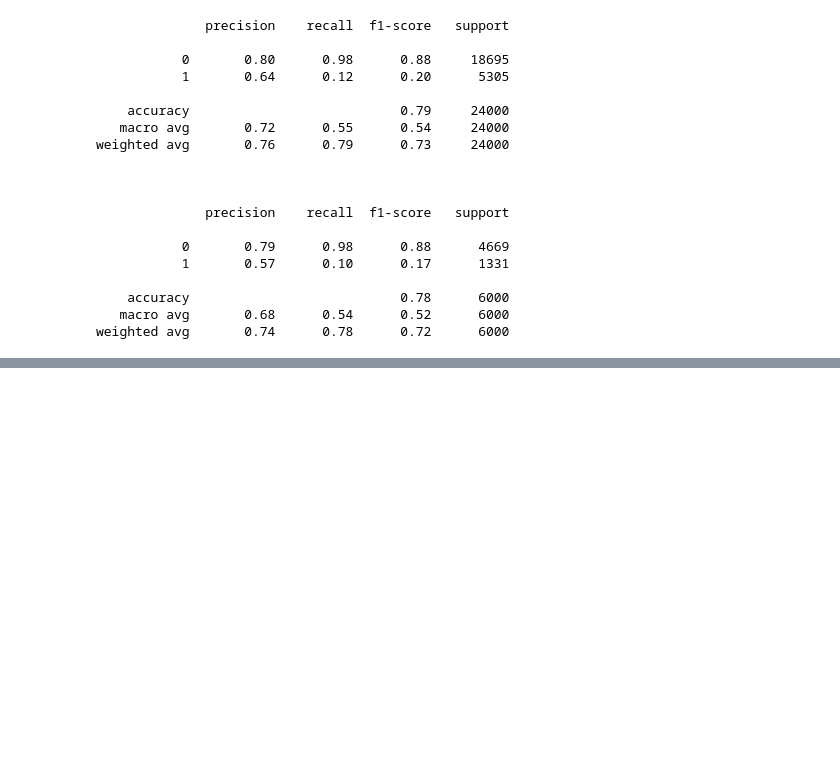
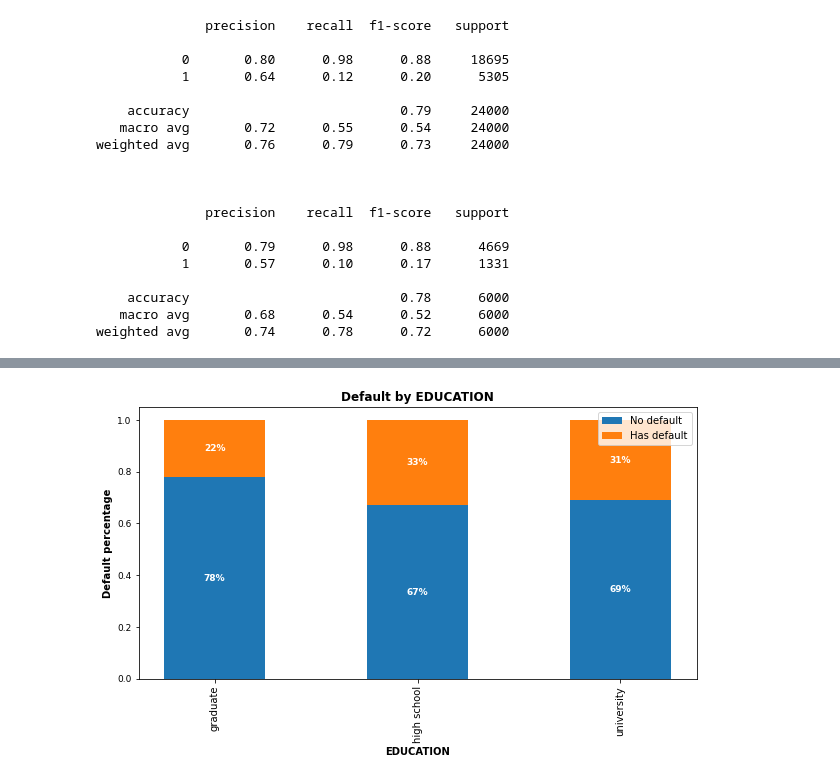
Before and after one commit to VaideswarReddy/Credit_card_default_prediction, a Jupyter notebook: Vaideswar_Reddy_Team_3_Capstone_Project_3.ipynb, the cells around one changed output, grey strips where cells are left out. Cells and saved outputs as stored; diff of their text form; code cells hidden in the pictures; blank space fills up the shorter version.

```diff
--- a/Vaideswar_Reddy_Team_3_Capstone_Project_3.ipynb
+++ b/Vaideswar_Reddy_Team_3_Capstone_Project_3.ipynb
@@ -734,0 +834,4 @@ weighted avg       0.74      0.78      0.72      6000
+# %%
+create_stacked_bar('EDUCATION')
+# %% [output]
+[figure, added]
```
Also changed, not shown: parts of 16 cells of this notebook.
